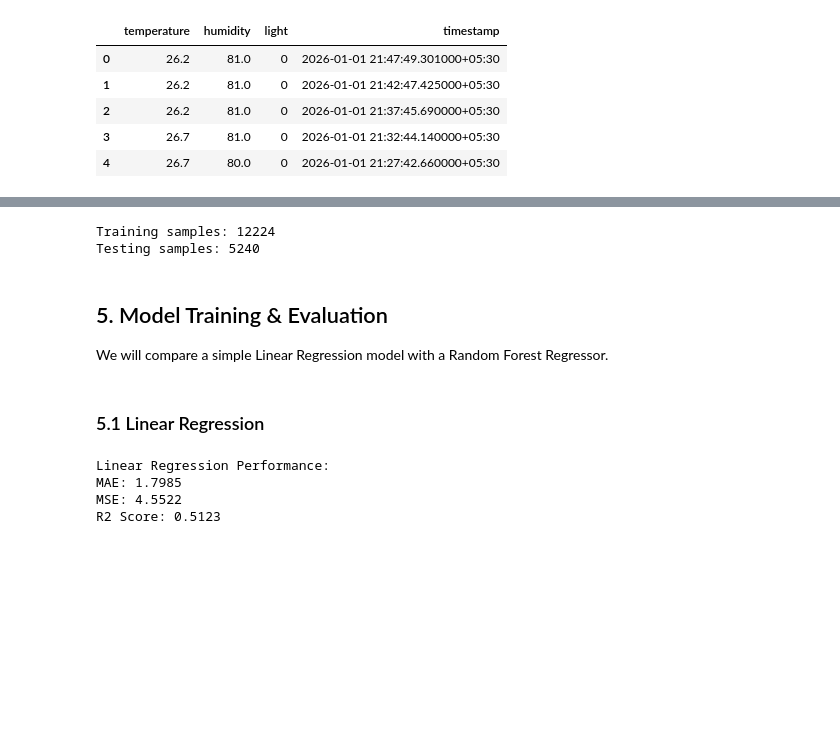
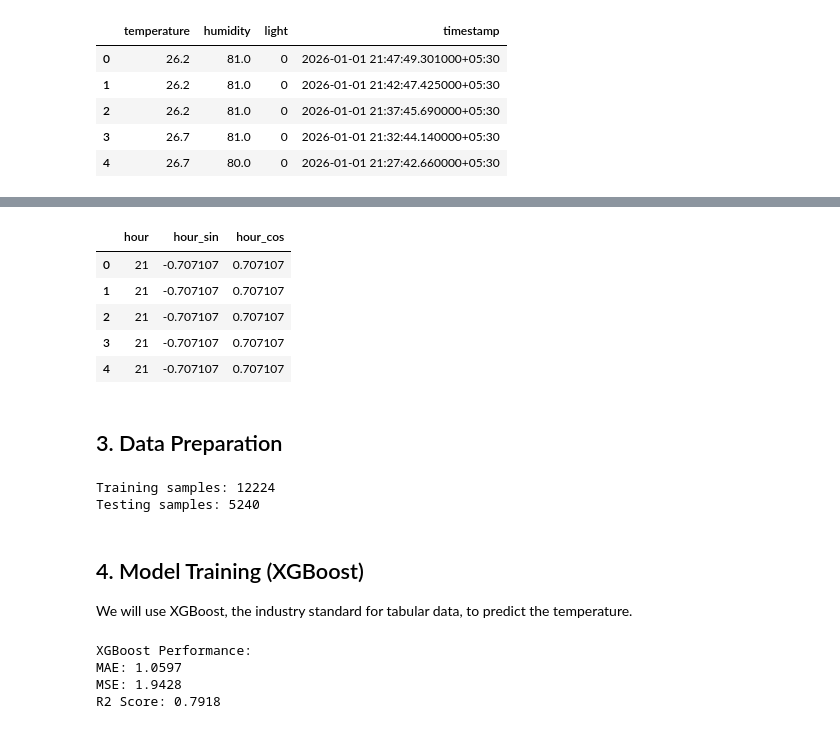
Before and after one commit to anushnkunder/weather-predicition-ML, a Jupyter notebook: Weather_Prediction_Mini_Project.ipynb, the cells around one changed output, grey strips where cells are left out. Cells and saved outputs as stored; diff of their text form; code cells hidden in the pictures; blank space fills up the shorter version.

```diff
--- a/Weather_Prediction_Mini_Project.ipynb
+++ b/Weather_Prediction_Mini_Project.ipynb
@@ -75,25 +37,0 @@ The `timestamp` column contains valuable time information. We will extract the `
-# %%
-# Convert timestamp to datetime
-df['timestamp'] = pd.to_datetime(df['timestamp'], format='ISO8601')
-
-# Extract hour
-df['hour'] = df['timestamp'].dt.hour
-
-# Create time of day feature
-def get_time_of_day(hour):
-    if 5 <= hour < 12:
-        return 'Morning'
-    elif 12 <= hour < 17:
-        return 'Afternoon'
-    elif 17 <= hour < 21:
-        return 'Evening'
-    else:
-        return 'Night'
-
-df['time_of_day'] = df['hour'].apply(get_time_of_day)
-
-# Plot Average Temperature by Time of Day
-plt.figure(figsize=(8, 5))
-sns.barplot(x='time_of_day', y='temperature', data=df, order=['Morning', 'Afternoon', 'Evening', 'Night'], palette='viridis')
-plt.title('Average Temperature by Time of Day')
-plt.show()
@@ -119 +43,19 @@ We prepare our features (X) and target (y), and split them into training and tes
+# %%
+df['timestamp'] = pd.to_datetime(df['timestamp'], format='ISO8601')
+df['hour'] = df['timestamp'].dt.hour
+
+# Cyclical Encoding
+df['hour_sin'] = np.sin(2 * np.pi * df['hour']/24.0)
+df['hour_cos'] = np.cos(2 * np.pi * df['hour']/24.0)
+
+df[['hour', 'hour_sin', 'hour_cos']].head()
+# %% [output]
+|  | hour | hour_sin | hour_cos |
+| 0 | 21 | -0.707107 | 0.707107 |
+| 1 | 21 | -0.707107 | 0.707107 |
+| 2 | 21 | -0.707107 | 0.707107 |
+| 3 | 21 | -0.707107 | 0.707107 |
+| 4 | 21 | -0.707107 | 0.707107 |
+# %% [markdown]
+## 3. Data Preparation
 # %%
@@ -135,22 +75,21 @@ print(f"Testing samples: {len(X_test)}")
 # %% [output]
 Training samples: 12224
 Testing samples: 5240
-# %% [markdown]
-## 5. Model Training & Evaluation
-We will compare a simple Linear Regression model with a Random Forest Regressor.
-# %% [markdown]
-### 5.1 Linear Regression
+# %% [markdown]
+## 4. Model Training (XGBoost)
+We will use XGBoost, the industry standard for tabular data, to predict the temperature.
 # %%
-lr_model = LinearRegression()
-lr_model.fit(X_train, y_train)
-lr_preds = lr_model.predict(X_test)
+xgb_model = xgb.XGBRegressor(n_estimators=100, max_depth=6, learning_rate=0.1, random_state=42)
+xgb_model.fit(X_train, y_train)
 
-print("Linear Regression Performance:")
-print("MAE:", round(mean_absolute_error(y_test, lr_preds), 4))
-print("MSE:", round(mean_squared_error(y_test, lr_preds), 4))
-print("R2 Score:", round(r2_score(y_test, lr_preds), 4))
+xgb_preds = xgb_model.predict(X_test)
+
+print("XGBoost Performance:")
+print("MAE:", round(mean_absolute_error(y_test, xgb_preds), 4))
+print("MSE:", round(mean_squared_error(y_test, xgb_preds), 4))
+print("R2 Score:", round(r2_score(y_test, xgb_preds), 4))
 # %% [output]
-Linear Regression Performance:
-MAE: 1.7985
-MSE: 4.5522
-R2 Score: 0.5123
+XGBoost Performance:
+MAE: 1.0597
+MSE: 1.9428
+R2 Score: 0.7918
```
Also changed, not shown: parts of 27 cells of this notebook, 5 other files.
